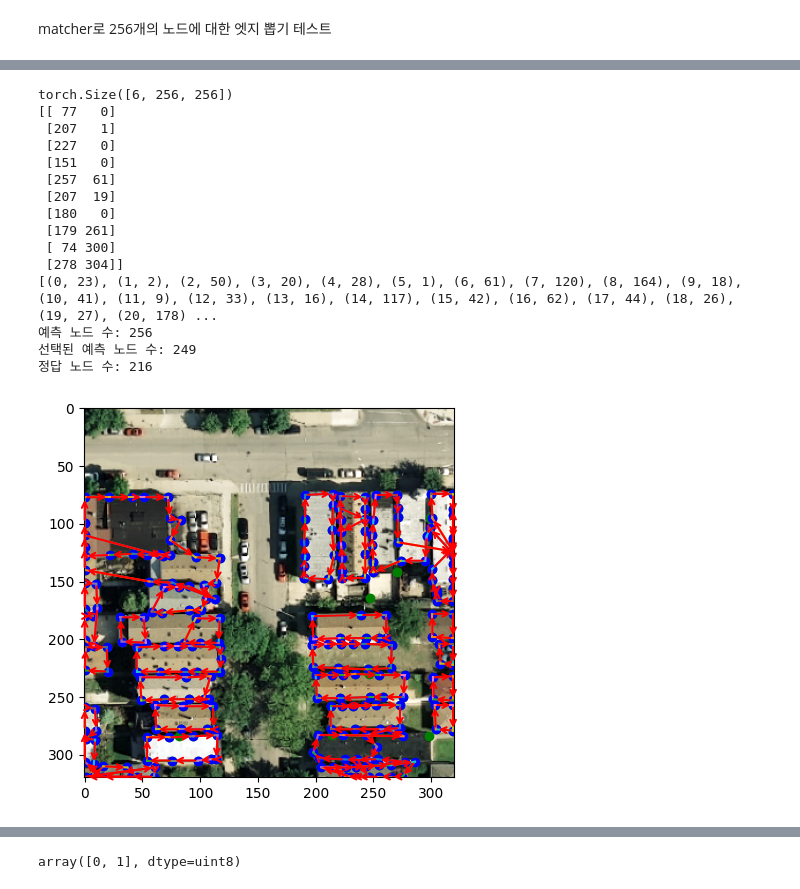
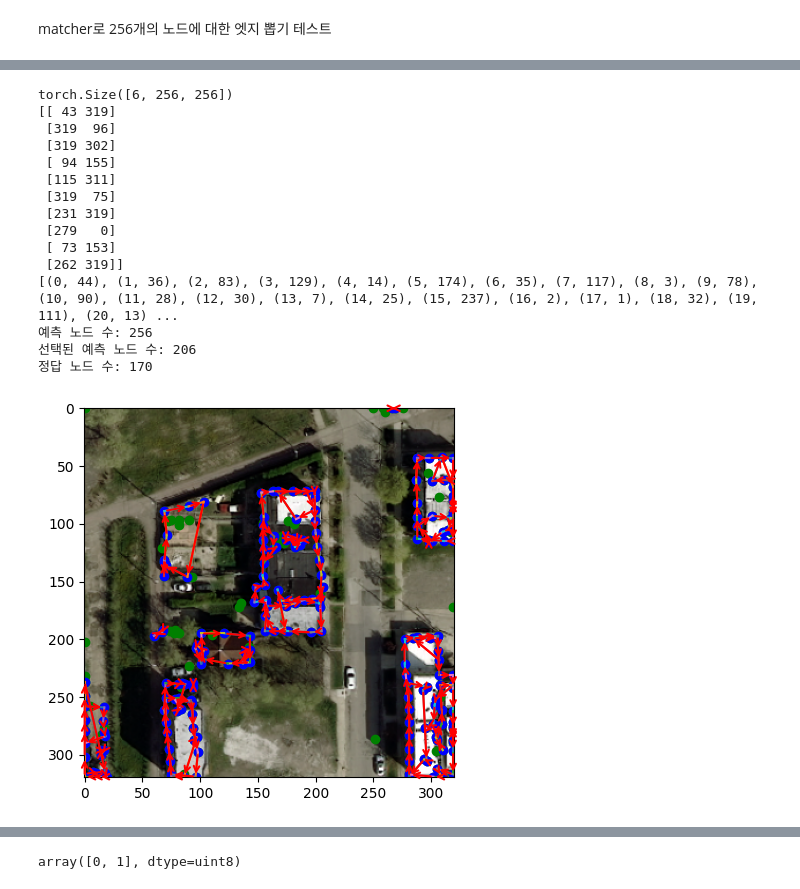
Before and after one commit to tmits37/relationformer, a Jupyter notebook: test_inference_TopDiG.ipynb, the cells around one changed output, grey strips where cells are left out. Drawn from its saved outputs; the diff is of its cells as text; code cells hidden in the pictures.

```diff
--- a/test_inference_TopDiG.ipynb
+++ b/test_inference_TopDiG.ipynb
@@ -221,19 +32,22 @@ def dict2obj(dict1):
 # %% [markdown]
 ### Inria cocostyle GT 예시
 # %%
-dataset = CrowdAI(images_directory='/nas/tsgil/dataset/Inria_building/cocostyle/images',
-                    annotations_path='/nas/tsgil/dataset/Inria_building/cocostyle/annotation.json')
-dataloader = torch.utils.data.DataLoader(dataset, batch_size=6, collate_fn=image_graph_collate_road_network_coco)
+dataset = CrowdAI(images_directory='/nas/tsgil/dataset/Inria_building/cocostyle_inria_test/images',
+                    annotations_path='/nas/tsgil/dataset/Inria_building/cocostyle_inria_test/annotation.json')
+sampler = torch.utils.data.SequentialSampler(dataset)
+dataloader = torch.utils.data.DataLoader(dataset, batch_size=6, sampler=sampler, collate_fn=image_graph_collate_road_network_coco)
 
 print(next(iter(dataloader))[0].shape) # image
 
 data = next(iter(dataloader))
 
-# 6개의 이미지 중 1번째 GT
-image = data[0][1].detach().cpu().numpy().transpose(1,2,0)
-heatmap =  data[1][1].detach().cpu().numpy()
-nodes = data[2][1].detach().cpu().numpy() * image.shape[0]
-edges = data[3][1].detach().cpu().numpy()
+# 6개의 이미지 중 i번째 GT
+idx_of_batch = 3
+
+image = data[0][idx_of_batch].detach().cpu().numpy().transpose(1,2,0)
+heatmap =  data[1][idx_of_batch].detach().cpu().numpy()
+nodes = data[2][idx_of_batch].detach().cpu().numpy() * image.shape[0]
+edges = data[3][idx_of_batch].detach().cpu().numpy()
 
 nodes = nodes.astype('int64')
 
@@ -297,13 +114,14 @@ geo_df_GT.plot()
 # %% [markdown]
 TopDiG, 백본 ckpt 불러오기
 # %%
-config_file = "/nas/tsgil/TopDiG_train/runs/baseline_TopDiG_train_epoch20_sinkhorn_diag_10/config.yaml"
+# config_file = "/nas/tsgil/TopDiG_train/runs/baseline_TopDiG_train_epoch20_sinkhorn_diag_10/config.yaml"
+config_file = "/nas/tsgil/relationformer/work_dirs/TopDiG_train/runs/baseline_TopDiG_train_epoch20_diag_weight_10/config.yaml"
 # config_file = "/nas/tsgil/relationformer/configs/TopDiG_train.yaml"
 config_file2 = "configs/inria_pretrain.yaml"
 ckpt_backbone_path = "/nas/tsgil/gil/picked_backbone/epochs_130_5e-6.pth"
 # ckpt_path = "/nas/tsgil/relationformer/work_dirs/TopDiG_train/runs/baseline_TopDiG_train_epoch20_weighted_ce_10/models/epochs_20.pth"
-ckpt_path = "/nas/tsgil/TopDiG_train/runs/baseline_TopDiG_train_epoch20_sinkhorn_diag_10/models/epochs_20.pth"
-# ckpt_path = "/nas/tsgil/relationformer/work_dirs/TopDiG_train/runs/baseline_TopDiG_train_epoch20_diag_weight_10/models/epochs_20.pth"
+# ckpt_path = "/nas/tsgil/TopDiG_train/runs/baseline_TopDiG_train_epoch20_sinkhorn_diag_10/models/epochs_20.pth"
+ckpt_path = "/nas/tsgil/relationformer/work_dirs/TopDiG_train/runs/baseline_TopDiG_train_epoch20_diag_weight_10/models/epochs_20.pth"
 # ckpt_path = "/nas/tsgil/TopDiG_train/runs/baseline_TopDiG_train_epoch20_sinkhorn_diag_10/models/epochs_4.pth"
 
 with open(config_file) as f:
@@ -410,13 +205,8 @@ tensor([-22.4625, -22.1140, -20.7155,  ...,   0.2770,   0.3309,   0.7372],
        device='cuda:0')
 # %%
-idx_of_batch = 1
+# idx_of_batch = 4
 
 scores = scores1.sigmoid() + scores2.transpose(1,2).sigmoid()
-# # scores = scores1 + scores2
-# for b in range(len(scores)):
-#     diagonal = torch.diag(scores[b])*2
-#     for i in range(diagonal.size(0)):
-#         scores[b, i, i] = diagonal[i]
 
 permu = scores_to_permutations(scores)
 print(permu.shape)
@@ -426,47 +216,48 @@ for i in range(len(mat)):
     for j in range(len(mat)):
         if mat[i][j] == 1:
             if i != j:
                 # print(i, j)
                 edges.append((i,j))
 nodes = nms_TopDiG.detach().cpu().numpy()
 image = images[idx_of_batch].detach().cpu().numpy().transpose(1,2,0)
 nodes = nodes[idx_of_batch]
 print(nodes[:10])
 print(edges)
 
 print("예측 노드 수:", len(nodes))
 print("선택된 예측 노드 수:", len(edges))
 print("정답 노드 수:", len(data[2][1].detach().cpu().numpy()))
 
 # Visualize
 plt.imshow(min_max_normalize(image, 0.5))
+# plt.imshow(htm_TopDiG[idx_of_batch,0].detach().cpu().numpy())
 plt.scatter(nodes[:,1], nodes[:,0], color='g')
 for x, _ in edges:
     plt.scatter(nodes[x][1], nodes[x][0], color='b')
 for e in edges:
     connect = np.stack([nodes[e[0]], nodes[e[1]]], axis=0)
     plt.plot(connect[:,1], connect[:,0])
     plt.annotate("", xy=nodes[e[0]][::-1], xytext=nodes[e[1]][::-1],
                 arrowprops=dict(arrowstyle="->", lw=1.5, color='r'))
 
 plt.show()
 # %% [output]
 torch.Size([6, 256, 256])
-[[ 77   0]
- [207   1]
- [227   0]
- [151   0]
- [257  61]
- [207  19]
- [180   0]
- [179 261]
- [ 74 300]
- [278 304]]
-[(0, 23), (1, 2), (2, 50), (3, 20), (4, 28), (5, 1), (6, 61), (7, 120), (8, 164), (9, 18), (10, 41), (11, 9), (12, 33), (13, 16), (14, 117), (15, 42), (16, 62), (17, 44), (18, 26), (19, 27), (20, 178) ...
+[[ 43 319]
+ [319  96]
+ [319 302]
+ [ 94 155]
+ [115 311]
+ [319  75]
+ [231 319]
+ [279   0]
+ [ 73 153]
+ [262 319]]
+[(0, 44), (1, 36), (2, 83), (3, 129), (4, 14), (5, 174), (6, 35), (7, 117), (8, 3), (9, 78), (10, 90), (11, 28), (12, 30), (13, 7), (14, 25), (15, 237), (16, 2), (17, 1), (18, 32), (19, 111), (20, 13) ...
 예측 노드 수: 256
-선택된 예측 노드 수: 249
-정답 노드 수: 216
+선택된 예측 노드 수: 206
+정답 노드 수: 170
-[figure, old version]
+[figure, new version]
 # %%
 plt.imshow(scores1[1].sigmoid().cpu().numpy())
 # %% [output]
```
Also changed, not shown: parts of 26 cells of this notebook, 6 other files.
